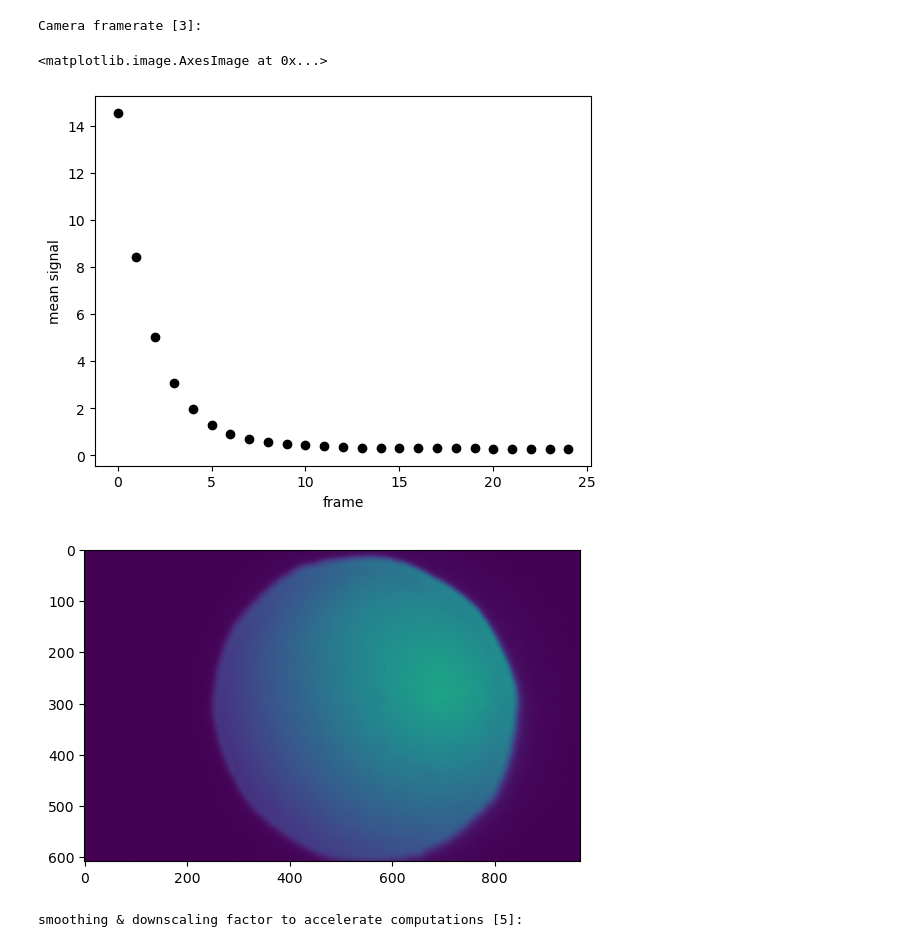
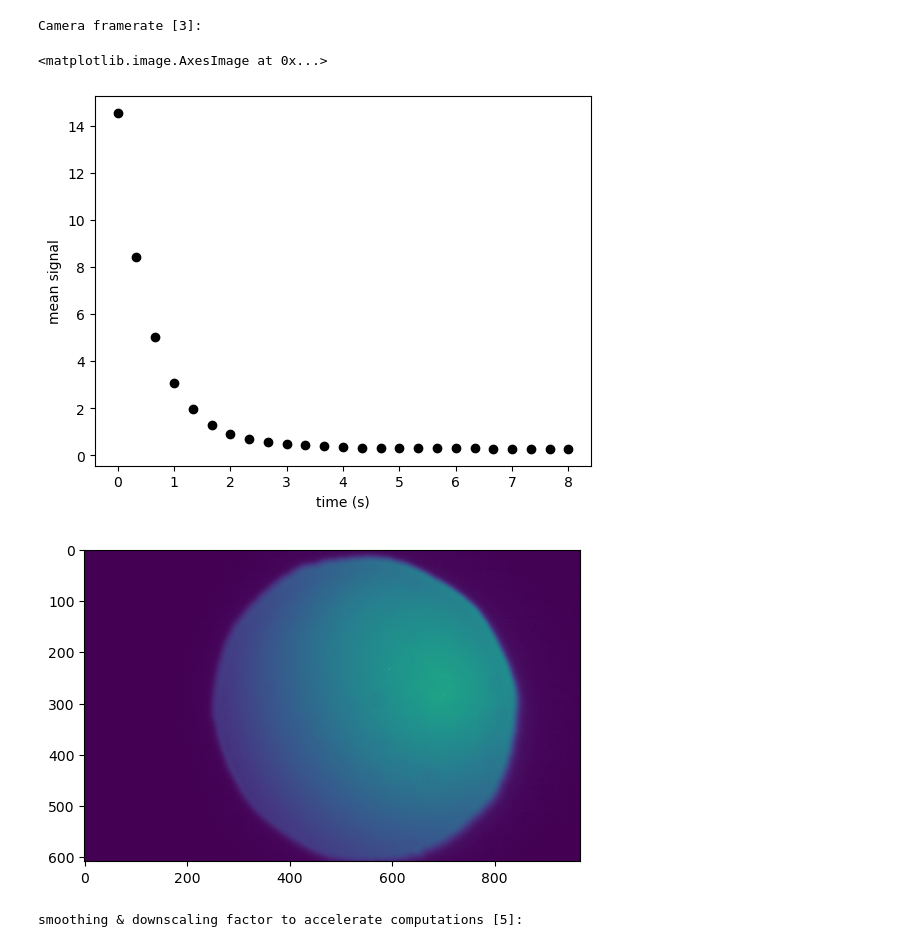
Before and after one commit to DreamRepo/light_calibration, a Jupyter notebook: notebooks/Dronpa2_video.ipynb, the cells around one changed output. Saved outputs shown, nothing was run; the diff lists cells and outputs as text; code cells hidden in the pictures.

```diff
--- a/notebooks/Dronpa2_video.ipynb
+++ b/notebooks/Dronpa2_video.ipynb
@@ -34,7 +39,7 @@ if os.path.isfile(file):
 
 elif os.path.isdir(file):
     video = []
-    for im in tqdm(glob.glob(file + "/*.tif")):
+    for im in tqdm(glob.glob(file + "/*.tiff")):
         video.append(tiff.imread(im))
     video = np.array(video)
 
@@ -48,18 +53,18 @@ timing = np.linspace(0, len(video)-1, len(video))/framerate
 # %% [output]
 Camera framerate [3]:
 # %%
-plt.xlabel('frame')
+plt.xlabel('time (s)')
 plt.ylabel('mean signal')
-plt.plot(np.mean(video[0:], axis = (1,2)), "ko")
+plt.plot(timing, np.mean(video[0:], axis = (1,2)), "ko")
 plt.figure()
 
 slices = np.mean(video, axis = (1,2))
 frames = video[slices>np.quantile(slices, 0.8)]
 frame_ref = np.mean(frames, axis =0)
 plt.imshow(frame_ref)
 # %% [output]
 <matplotlib.image.AxesImage at 0x...>
-[figure, old version]
+[figure, new version]
 [figure]
 # %%
 D = click.prompt("smoothing & downscaling factor to accelerate computations", type=int, default=5)
```
Also changed, not shown: parts of 7 cells of this notebook, 3 other files.
